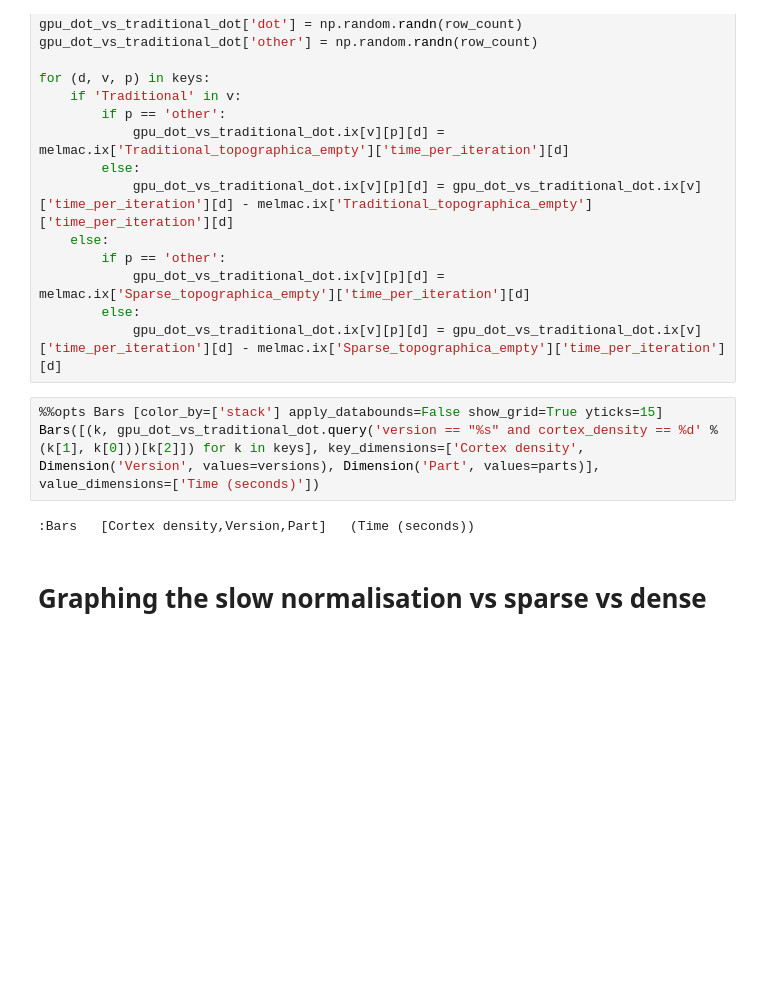
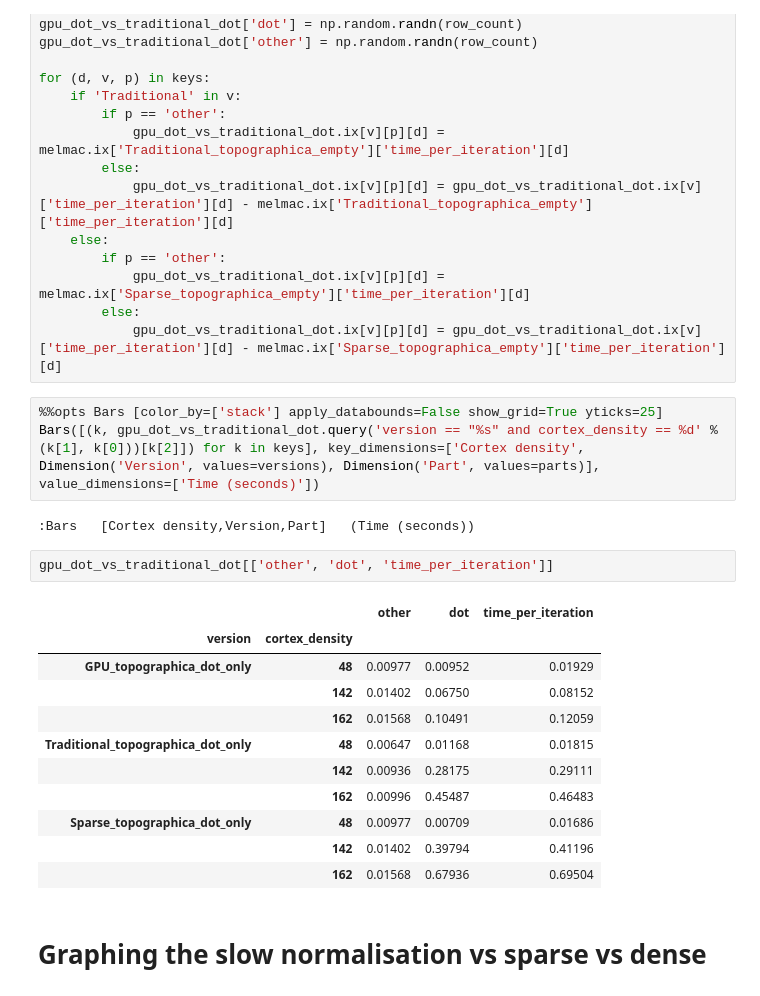
Before and after one commit to ioam/topographica, a Jupyter notebook: Benchmark_example.ipynb, the cells around one changed output. Saved outputs shown, nothing was run; the diff lists cells and outputs as text; blank space fills up the shorter version.

```diff
--- a/Benchmark_example.ipynb
+++ b/Benchmark_example.ipynb
@@ -173,10 +154,24 @@ for (d, v, p) in keys:
         else:
             gpu_dot_vs_traditional_dot.ix[v][p][d] = gpu_dot_vs_traditional_dot.ix[v]['time_per_iteration'][d] - melmac.ix['Sparse_topographica_empty']['time_per_iteration'][d]
 # %%
-%%opts Bars [color_by=['stack'] apply_databounds=False show_grid=True yticks=15]
+%%opts Bars [color_by=['stack'] apply_databounds=False show_grid=True yticks=25]
 Bars([(k, gpu_dot_vs_traditional_dot.query('version == "%s" and cortex_density == %d' % (k[1], k[0]))[k[2]]) for k in keys], key_dimensions=['Cortex density',  Dimension('Version', values=versions), Dimension('Part', values=parts)], value_dimensions=['Time (seconds)'])
 # %% [output]
 :Bars   [Cortex density,Version,Part]   (Time (seconds))
+# %%
+gpu_dot_vs_traditional_dot[['other', 'dot', 'time_per_iteration']]
+# %% [output]
+|  |  | other | dot | time_per_iteration |
+| version | cortex_density |  |  |  |
+| GPU_topographica_dot_only | 48 | 0.00977 | 0.00952 | 0.01929 |
+|  | 142 | 0.01402 | 0.06750 | 0.08152 |
+|  | 162 | 0.01568 | 0.10491 | 0.12059 |
+| Traditional_topographica_dot_only | 48 | 0.00647 | 0.01168 | 0.01815 |
+|  | 142 | 0.00936 | 0.28175 | 0.29111 |
+|  | 162 | 0.00996 | 0.45487 | 0.46483 |
+| Sparse_topographica_dot_only | 48 | 0.00977 | 0.00709 | 0.01686 |
+|  | 142 | 0.01402 | 0.39794 | 0.41196 |
+|  | 162 | 0.01568 | 0.67936 | 0.69504 |
 # %% [markdown]
 # Graphing the slow normalisation vs sparse vs dense
 # %%
```
Also changed, not shown: parts of 16 cells of this notebook.
